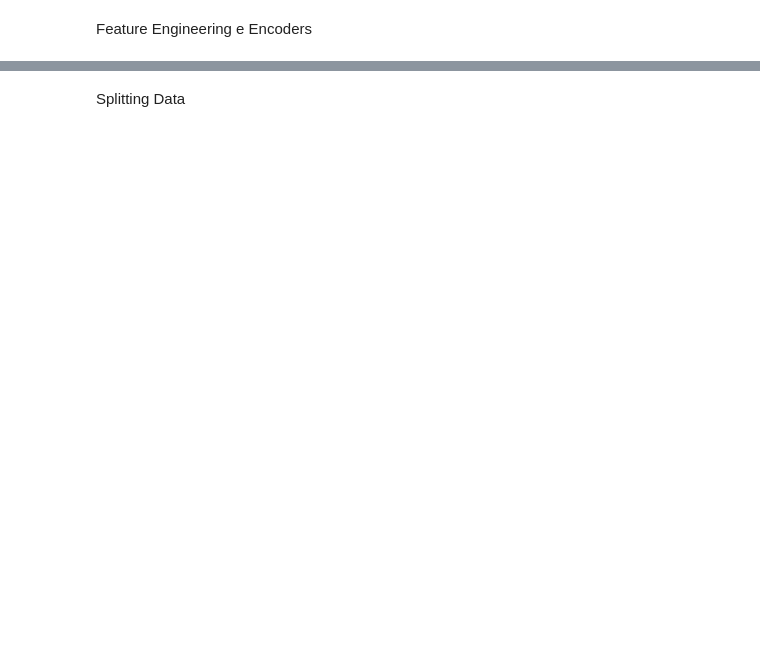
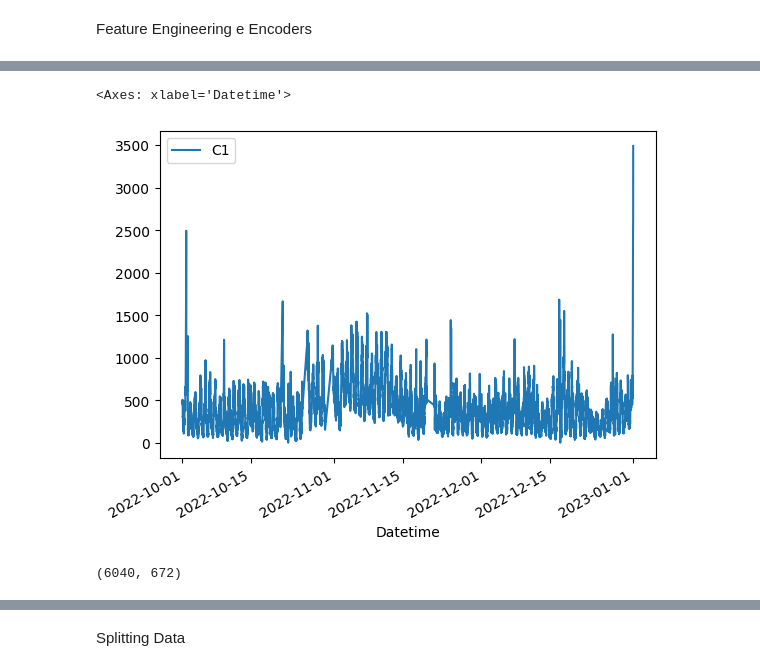
Before and after one commit to a-proenca/LAD, a Jupyter notebook: Cópia_de_LAD_22_23.ipynb, the cells around one changed output, grey strips where cells are left out. Cells and saved outputs as stored; diff of their text form; code cells hidden in the pictures; blank space fills up the shorter version.

```diff
--- a/Cópia_de_LAD_22_23.ipynb
+++ b/Cópia_de_LAD_22_23.ipynb
@@ -105,6 +105,28 @@ def ler_grelhas_vodafone():
     result = pd.concat(data_frames, ignore_index=True)
 
     return result
+
+def ler_grelhas_vodafone_paco():
+    vodafone_filepath = '/content/drive/MyDrive/LAD_2023/VODAFONE GRELHA'
+    ficheiros = ['grelhas_outubro_paco.csv', 'grelhas_novembro_paco.csv', 'grelhas_dezembro_paco.csv']
+
+    data_frames = []  # Initialize as an empty list
+
+    for ficheiro in ficheiros:
+        path = os.path.join(vodafone_filepath, ficheiro)
+
+        try:
+            data_frame = pd.read_csv(path)
+            data_frames.append(data_frame)
+
+        except FileNotFoundError:
+            print(f"Arquivo {ficheiro} não encontrado.")
+
+    result = pd.concat(data_frames, ignore_index=True)
+
+    return result
+
+
 
 def ler_waze():
     vodafone_filepath = '/content/drive/MyDrive/LAD_2023/WAZE JAMS'
@@ -325,0 +380,4 @@ df_scaled_df.head()
+# %%
+#
+data_vodafone_paco = ler_grelhas_vodafone_paco()
+data_vodafone_paco['Datetime'] = pd.to_datetime(data_vodafone_paco['Datetime'], format='%Y.%m.%d %H:%M:%S')
@@ -325,0 +400,5 @@ df_scaled_df.head()
+# %%
+#Previsao Apenas para os valores de C1
+df=data_vodafone_paco[['Datetime','C1']]
+df=df.set_index('Datetime')
+print(df.head())
@@ -325,0 +413,5 @@ df_scaled_df.head()
+# %%
+df.plot()
+# %% [output]
+<Axes: xlabel='Datetime'>
+[figure, added]
@@ -325,0 +433,17 @@ df_scaled_df.head()
+# %%
+# convert an array of values into a dataset matrix
+def create_dataset(dataset, look_back=1):
+    dataX, dataY = [], []
+    for i in range(len(dataset)-look_back-1):
+        a = dataset[i:(i+look_back), 0]
+        dataX.append(a)
+        dataY.append(dataset[i + look_back, 0])
+    return np.array(dataX), np.array(dataY)
+
+  # reshape into X=t and Y=t+1
+look_back = 672
+trainX, trainY = create_dataset(train, look_back)
+testX, testY = create_dataset(test, look_back)
+print(trainX.shape)
+# %% [output]
+(6040, 672)
```
Also changed, not shown: parts of 37 cells of this notebook.
